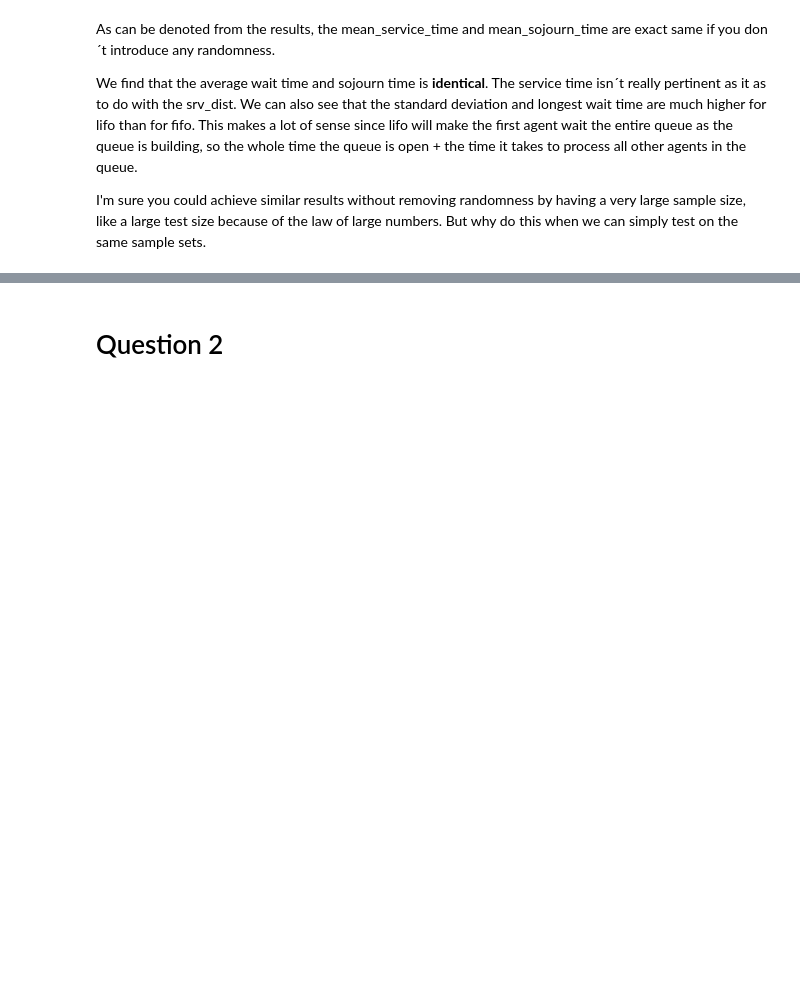
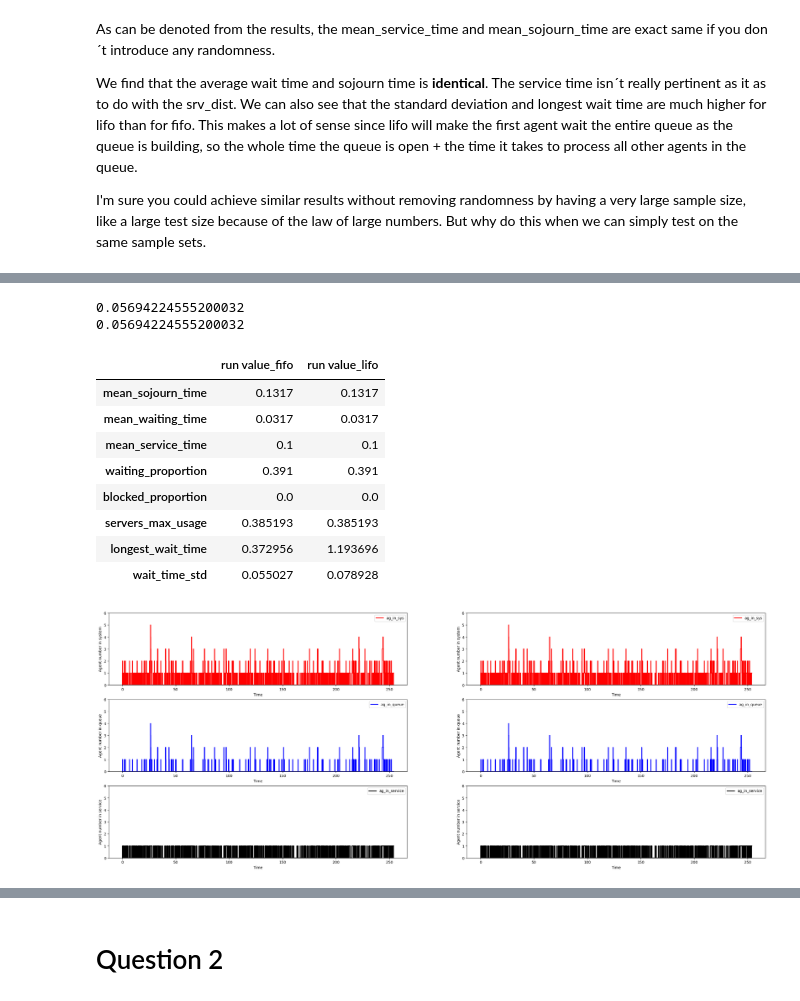
Before and after one commit to TALLEC-Scott/ero2, a Jupyter notebook: Analyse et dimensionnement - Enonce.ipynb, the cells around one changed output, grey strips where cells are left out. Saved outputs shown, nothing was run; the diff lists cells and outputs as text; code cells hidden in the pictures; blank space fills up the shorter version.

```diff
--- a/Analyse et dimensionnement - Enonce.ipynb
+++ b/Analyse et dimensionnement - Enonce.ipynb
@@ -503,0 +480,16 @@ As for the question of whether the conclusions change for M/M/1 and M/M/1/LIFO s
+# %%
+# slow arrival speed and fast srv_speed
+simulate(1, 10, 1000, 42, 1./4., 1./10)
+# %% [output]
+0.05694224555200032
+0.05694224555200032
+|  | run value_fifo | run value_lifo |
+| mean_sojourn_time | 0.1317 | 0.1317 |
+| mean_waiting_time | 0.0317 | 0.0317 |
+| mean_service_time | 0.1 | 0.1 |
+| waiting_proportion | 0.391 | 0.391 |
+| blocked_proportion | 0.0 | 0.0 |
+| servers_max_usage | 0.385193 | 0.385193 |
+| longest_wait_time | 0.372956 | 1.193696 |
+| wait_time_std | 0.055027 | 0.078928 |
+[figure, added]
```
Also changed, not shown: parts of 25 cells of this notebook.
